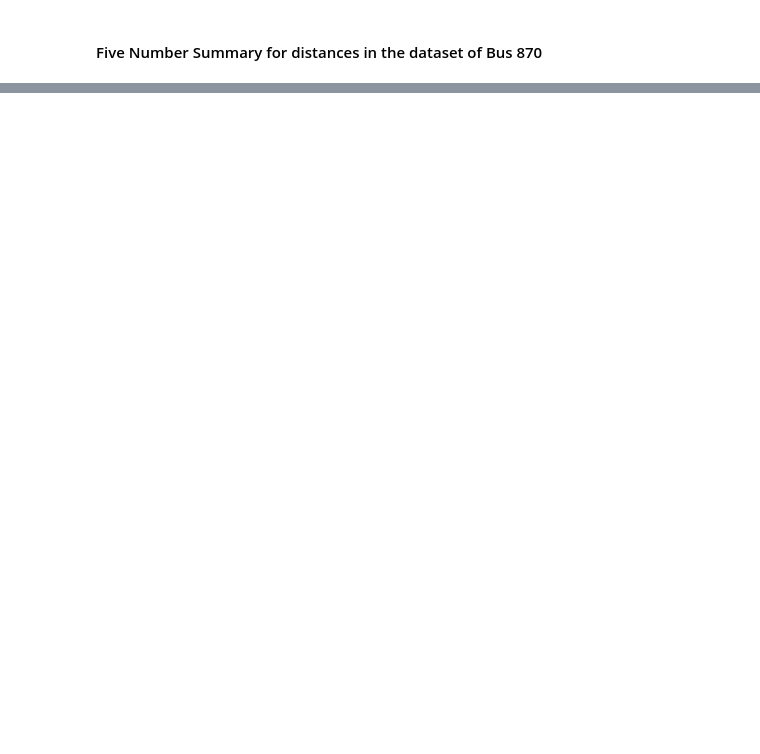
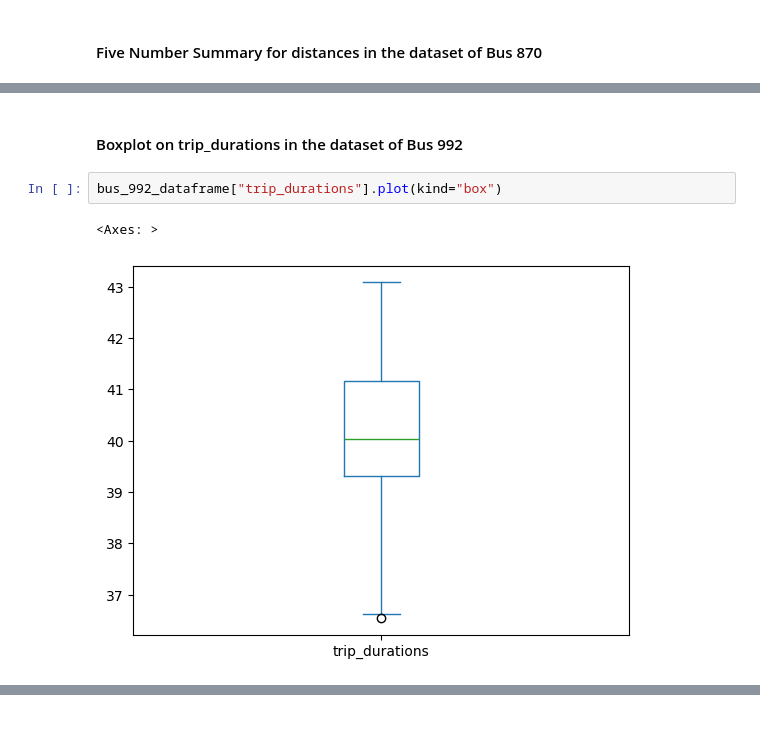
Before and after one commit to AngKokLeong/Bus-Data-Analysis, a Jupyter notebook: report.ipynb, the cells around one changed output, grey strips where cells are left out. Drawn from its saved outputs; the diff is of its cells as text; blank space fills up the shorter version.

```diff
--- a/report.ipynb
+++ b/report.ipynb
@@ -92,0 +146,7 @@ Name: distances, dtype: float64
+# %% [markdown]
+#### Boxplot on trip_durations in the dataset of Bus 992
+# %%
+bus_992_dataframe["trip_durations"].plot(kind="box")
+# %% [output]
+<Axes: >
+[figure, added]
```
Also changed, not shown: parts of 31 cells of this notebook.
